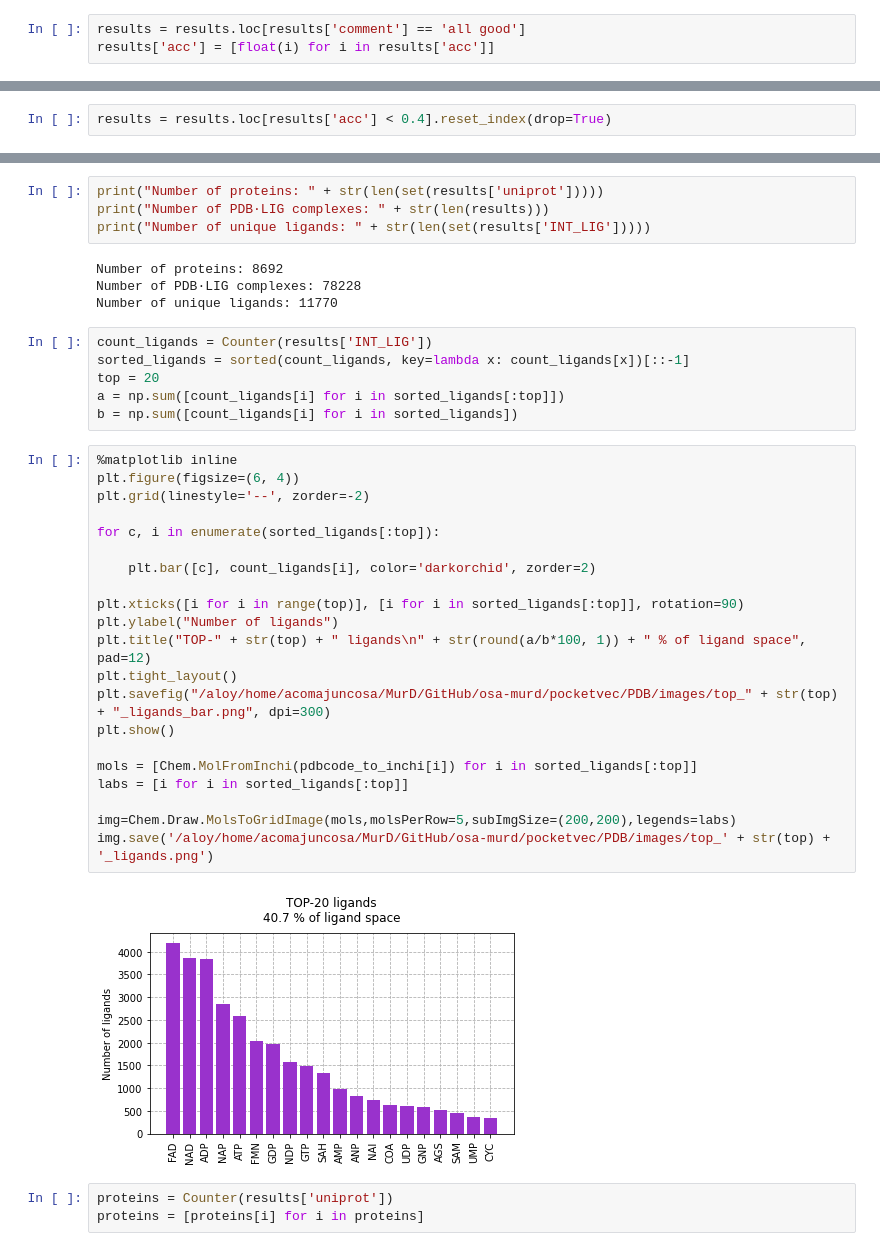
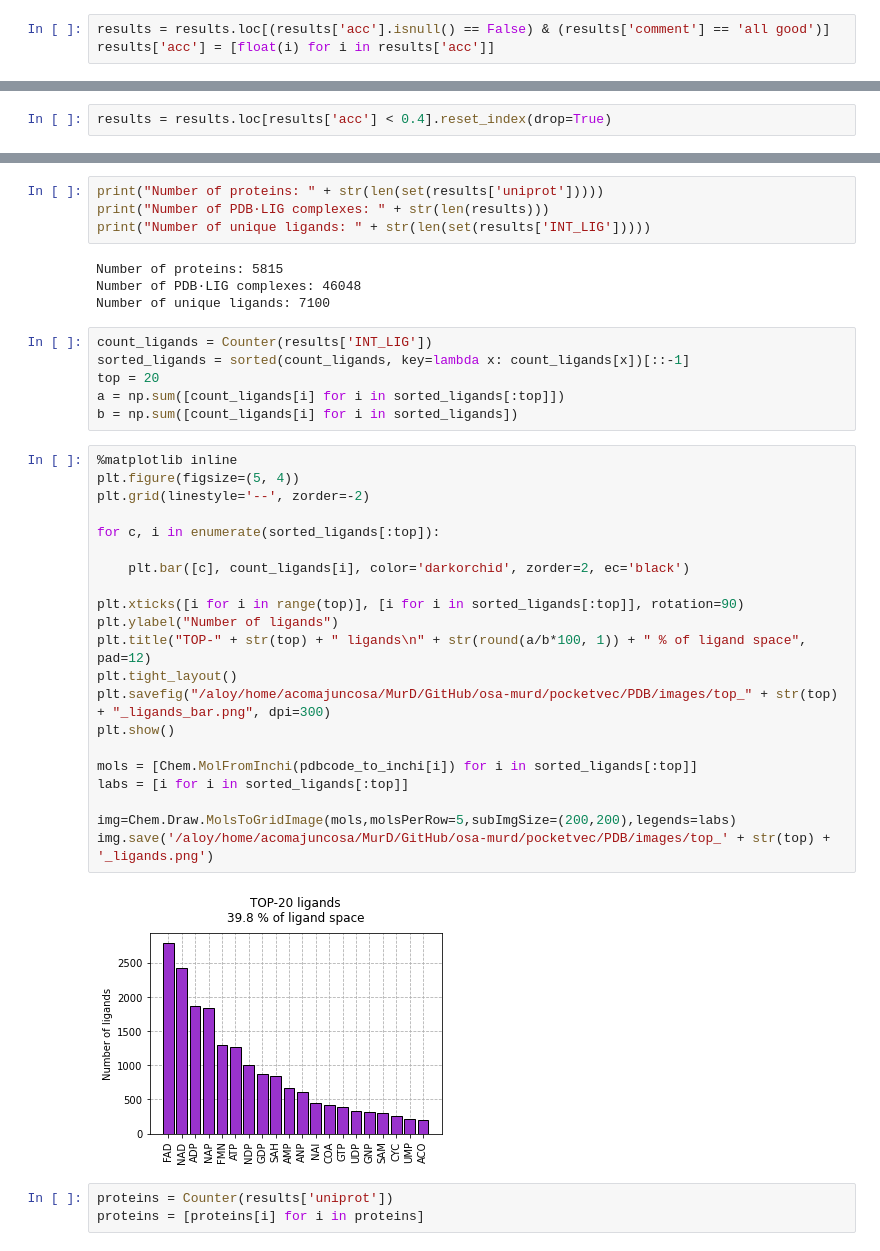
Before and after one commit to ersilia-os/osa-murd, a Jupyter notebook: notebooks/pocketvec_PDB.ipynb, the cells around one changed output, grey strips where cells are left out. Cells and saved outputs as stored; diff of their text form.

```diff
--- a/notebooks/pocketvec_PDB.ipynb
+++ b/notebooks/pocketvec_PDB.ipynb
@@ -287,3 +292,3 @@ All good: 130699
 # %%
-results = results.loc[results['comment'] == 'all good']
+results = results.loc[(results['acc'].isnull() == False) & (results['comment'] == 'all good')]
 results['acc'] = [float(i) for i in results['acc']]
@@ -327,9 +322,9 @@ print("Number of proteins: " + str(len(set(results['uniprot']))))
 print("Number of PDB·LIG complexes: " + str(len(results)))
 print("Number of unique ligands: " + str(len(set(results['INT_LIG']))))
 # %% [output]
-Number of proteins: 8692
-Number of PDB·LIG complexes: 78228
-Number of unique ligands: 11770
+Number of proteins: 5815
+Number of PDB·LIG complexes: 46048
+Number of unique ligands: 7100
 # %%
 count_ligands = Counter(results['INT_LIG'])
 sorted_ligands = sorted(count_ligands, key=lambda x: count_ligands[x])[::-1]
@@ -338,27 +333,27 @@ a = np.sum([count_ligands[i] for i in sorted_ligands[:top]])
 b = np.sum([count_ligands[i] for i in sorted_ligands])
 # %%
 %matplotlib inline
-plt.figure(figsize=(6, 4))
+plt.figure(figsize=(5, 4))
 plt.grid(linestyle='--', zorder=-2)
 
 for c, i in enumerate(sorted_ligands[:top]):
 
-    plt.bar([c], count_ligands[i], color='darkorchid', zorder=2)
+    plt.bar([c], count_ligands[i], color='darkorchid', zorder=2, ec='black')
 
 plt.xticks([i for i in range(top)], [i for i in sorted_ligands[:top]], rotation=90)
 plt.ylabel("Number of ligands")
 plt.title("TOP-" + str(top) + " ligands\n" + str(round(a/b*100, 1)) + " % of ligand space", pad=12)
 plt.tight_layout()
 plt.savefig("/aloy/home/acomajuncosa/MurD/GitHub/osa-murd/pocketvec/PDB/images/top_" + str(top) + "_ligands_bar.png", dpi=300)
 plt.show()
 
 mols = [Chem.MolFromInchi(pdbcode_to_inchi[i]) for i in sorted_ligands[:top]]
 labs = [i for i in sorted_ligands[:top]]
 
 img=Chem.Draw.MolsToGridImage(mols,molsPerRow=5,subImgSize=(200,200),legends=labs)
 img.save('/aloy/home/acomajuncosa/MurD/GitHub/osa-murd/pocketvec/PDB/images/top_' + str(top) + '_ligands.png')
 # %% [output]
-[figure, old version]
+[figure, new version]
 # %%
 proteins = Counter(results['uniprot'])
 proteins = [proteins[i] for i in proteins]
```
Also changed, not shown: parts of 34 cells of this notebook, 3 other files.
